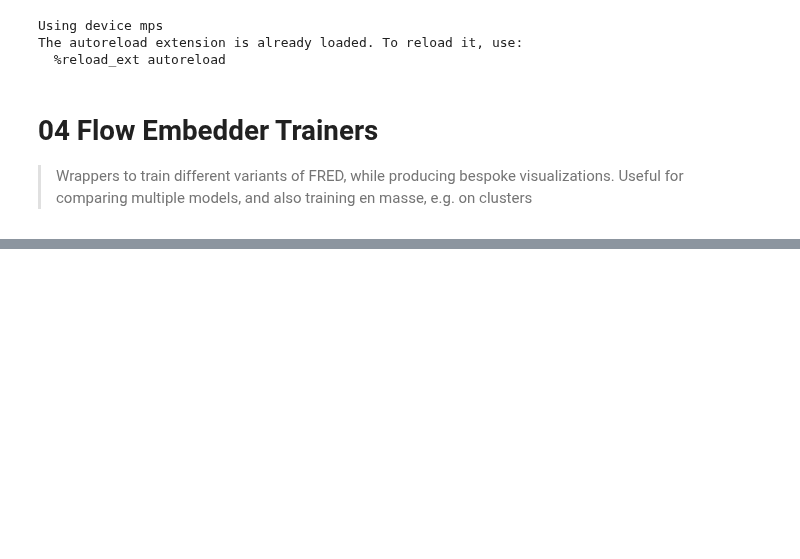
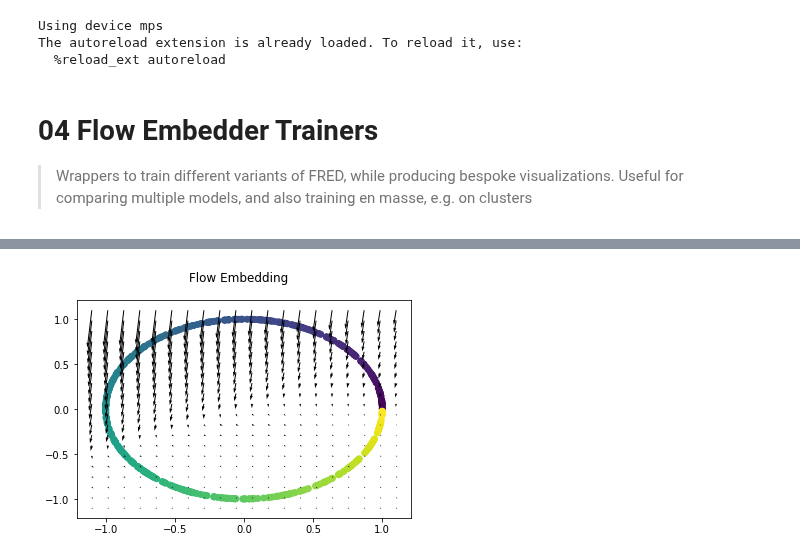
Before and after one commit to professorwug/FRED, a Jupyter notebook: 04 Trainer.ipynb, the cells around one changed output, grey strips where cells are left out. Drawn from its saved outputs; the diff is of its cells as text; code cells hidden in the pictures; blank space fills up the shorter version.

```diff
--- a/04 Trainer.ipynb
+++ b/04 Trainer.ipynb
@@ -127,0 +181,4 @@ class FETrainer(object):
+# %%
+FREDtrainer.visualize_embedding()
+# %% [output]
+[figure, added]
```
Also changed, not shown: parts of 7 cells of this notebook, 10 other files.
